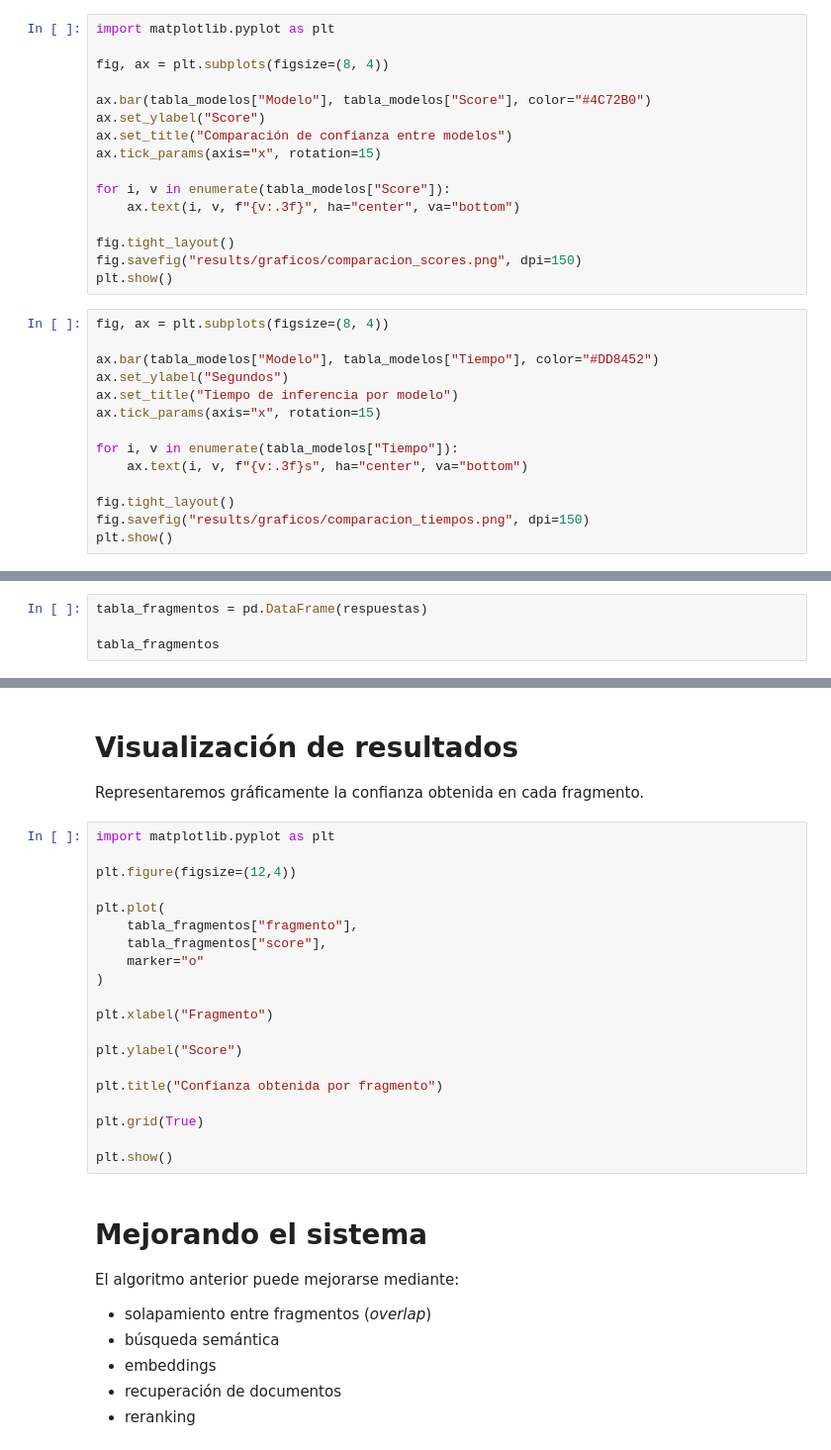
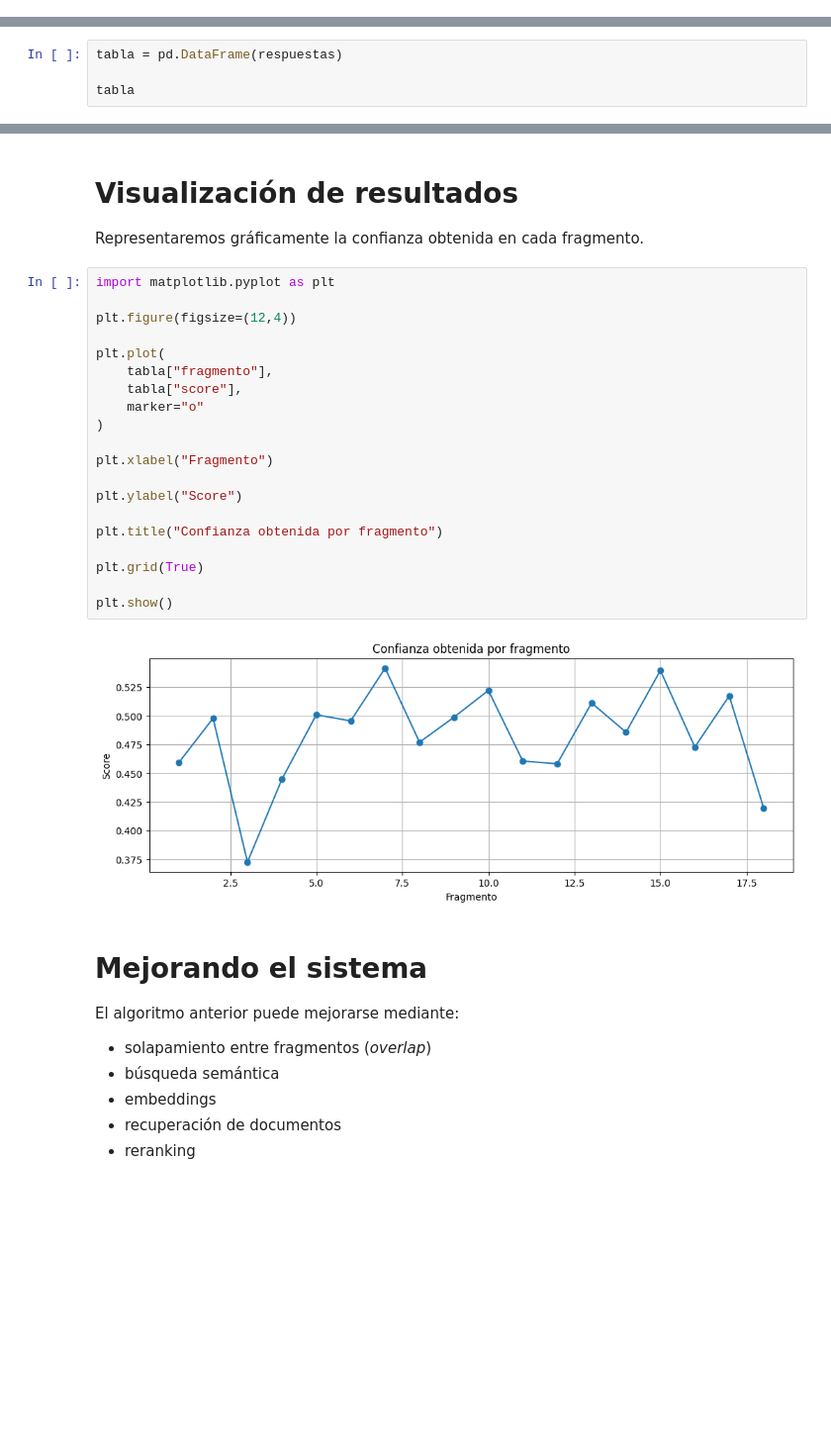
Before and after one commit to Melvillalta1/Laboratorio2ML, a Jupyter notebook: LaboratorioML.ipynb, the cells around one changed output, grey strips where cells are left out. Shown at 99% size. Cells and saved outputs as stored; diff of their text form; blank space fills up the shorter version.

```diff
--- a/LaboratorioML.ipynb
+++ b/LaboratorioML.ipynb
@@ -1781,33 +1917,3 @@ Observe:
 - ¿Cuál obtuvo mayor score?
 - ¿Cuál fue más rápido?
 - ¿Existe relación entre velocidad y precisión?
-# %%
-import matplotlib.pyplot as plt
-
-fig, ax = plt.subplots(figsize=(8, 4))
-
-ax.bar(tabla_modelos["Modelo"], tabla_modelos["Score"], color="#4C72B0")
-ax.set_ylabel("Score")
-ax.set_title("Comparación de confianza entre modelos")
-ax.tick_params(axis="x", rotation=15)
-
-for i, v in enumerate(tabla_modelos["Score"]):
-    ax.text(i, v, f"{v:.3f}", ha="center", va="bottom")
-
-fig.tight_layout()
-fig.savefig("results/graficos/comparacion_scores.png", dpi=150)
-plt.show()
-# %%
-fig, ax = plt.subplots(figsize=(8, 4))
-
-ax.bar(tabla_modelos["Modelo"], tabla_modelos["Tiempo"], color="#DD8452")
-ax.set_ylabel("Segundos")
-ax.set_title("Tiempo de inferencia por modelo")
-ax.tick_params(axis="x", rotation=15)
-
-for i, v in enumerate(tabla_modelos["Tiempo"]):
-    ax.text(i, v, f"{v:.3f}s", ha="center", va="bottom")
-
-fig.tight_layout()
-fig.savefig("results/graficos/comparacion_tiempos.png", dpi=150)
-plt.show()
@@ -2060,6 +2204,6 @@ for i, fragmento in enumerate(fragmentos):
 
     respuestas.append(resultado)
 # %%
-tabla_fragmentos = pd.DataFrame(respuestas)
+tabla = pd.DataFrame(respuestas)
 
-tabla_fragmentos
+tabla
@@ -2123,23 +2311,25 @@ Representaremos gráficamente la confianza obtenida en cada fragmento.
 # %%
 import matplotlib.pyplot as plt
 
 plt.figure(figsize=(12,4))
 
 plt.plot(
-    tabla_fragmentos["fragmento"],
-    tabla_fragmentos["score"],
+    tabla["fragmento"],
+    tabla["score"],
     marker="o"
 )
 
 plt.xlabel("Fragmento")
 
 plt.ylabel("Score")
 
 plt.title("Confianza obtenida por fragmento")
 
 plt.grid(True)
 
 plt.show()
+# %% [output]
+[figure, added]
 # %% [markdown]
 # Mejorando el sistema
 
```
Also changed, not shown: parts of 41 cells of this notebook.
